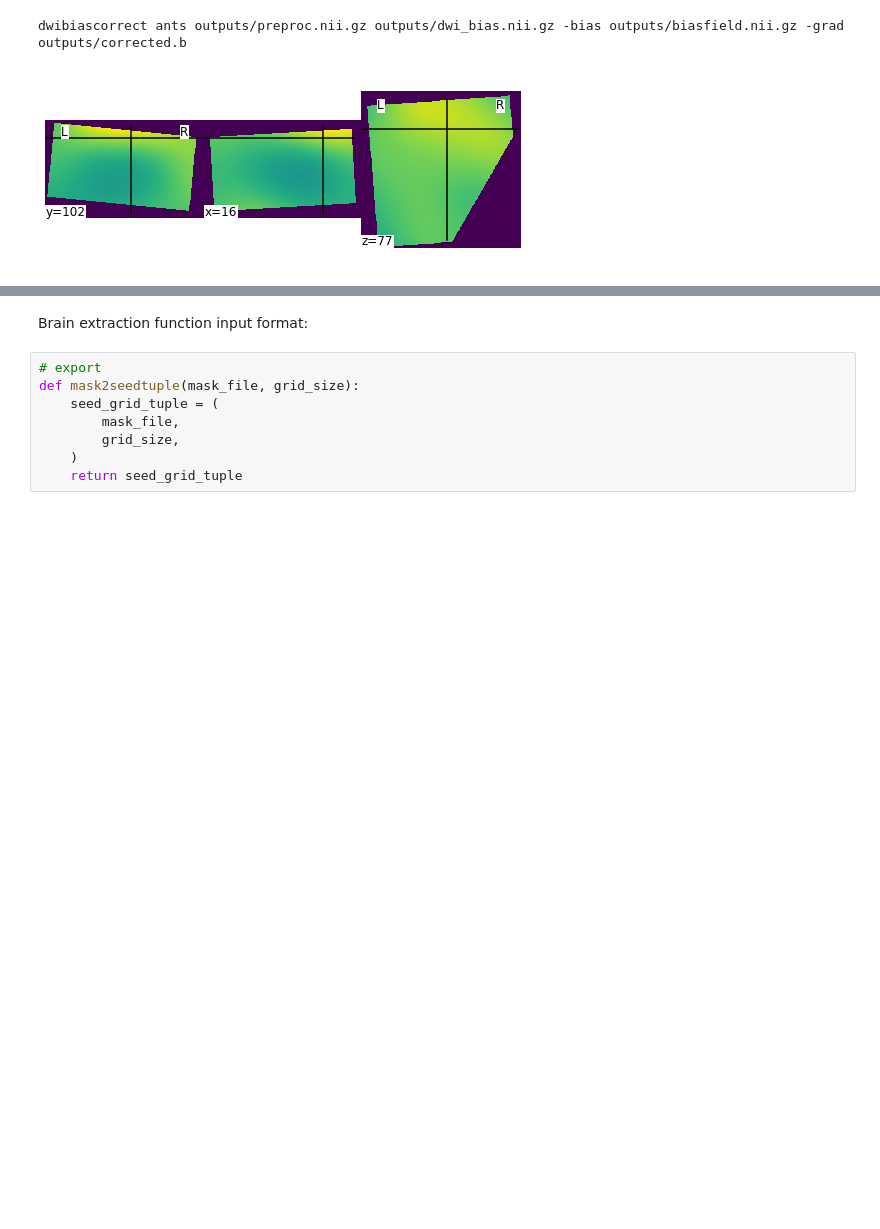
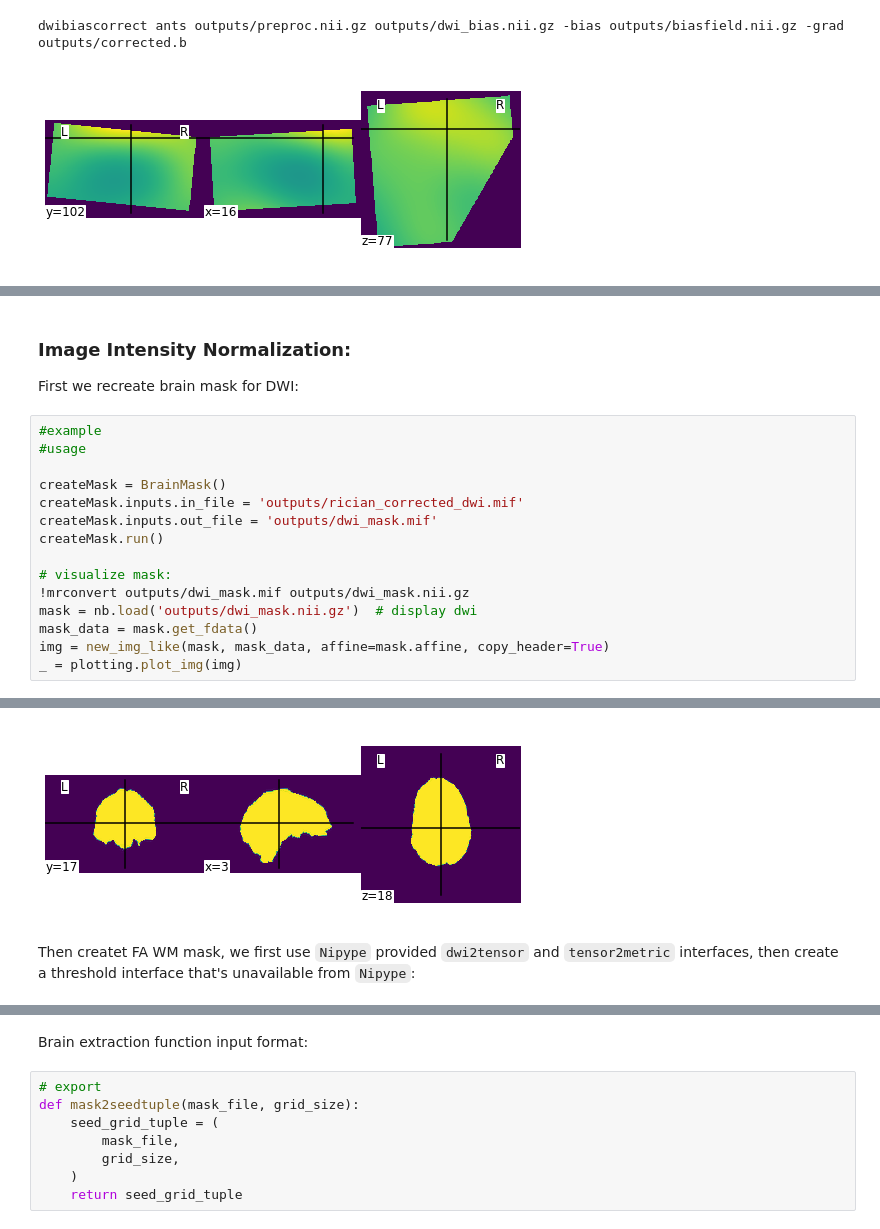
Before and after one commit to axiezai/pipetography, a Jupyter notebook: 00_core.ipynb, the cells around one changed output, grey strips where cells are left out. Drawn from its saved outputs; the diff is of its cells as text; blank space fills up the shorter version.

```diff
--- a/00_core.ipynb
+++ b/00_core.ipynb
@@ -842,0 +989,19 @@ ants_bfc.run()
+# %% [markdown]
+### Image Intensity Normalization:
+First we recreate brain mask for DWI:
+# %%
+#example
+#usage
+
+createMask = BrainMask()
+createMask.inputs.in_file = 'outputs/rician_corrected_dwi.mif'
+createMask.inputs.out_file = 'outputs/dwi_mask.mif'
+createMask.run()
+
+# visualize mask:
+!mrconvert outputs/dwi_mask.mif outputs/dwi_mask.nii.gz
+mask = nb.load('outputs/dwi_mask.nii.gz')  # display dwi
+mask_data = mask.get_fdata()
+img = new_img_like(mask, mask_data, affine=mask.affine, copy_header=True)
+_ = plotting.plot_img(img)
+# %% [output]
@@ -842,0 +1012,3 @@ ants_bfc.run()
+[figure, added]
+# %% [markdown]
+Then createt FA WM mask, we first use `Nipype` provided `dwi2tensor` and `tensor2metric` interfaces, then create a threshold interface that's unavailable from `Nipype`:
```
Also changed, not shown: parts of 25 cells of this notebook, 1 other file.
